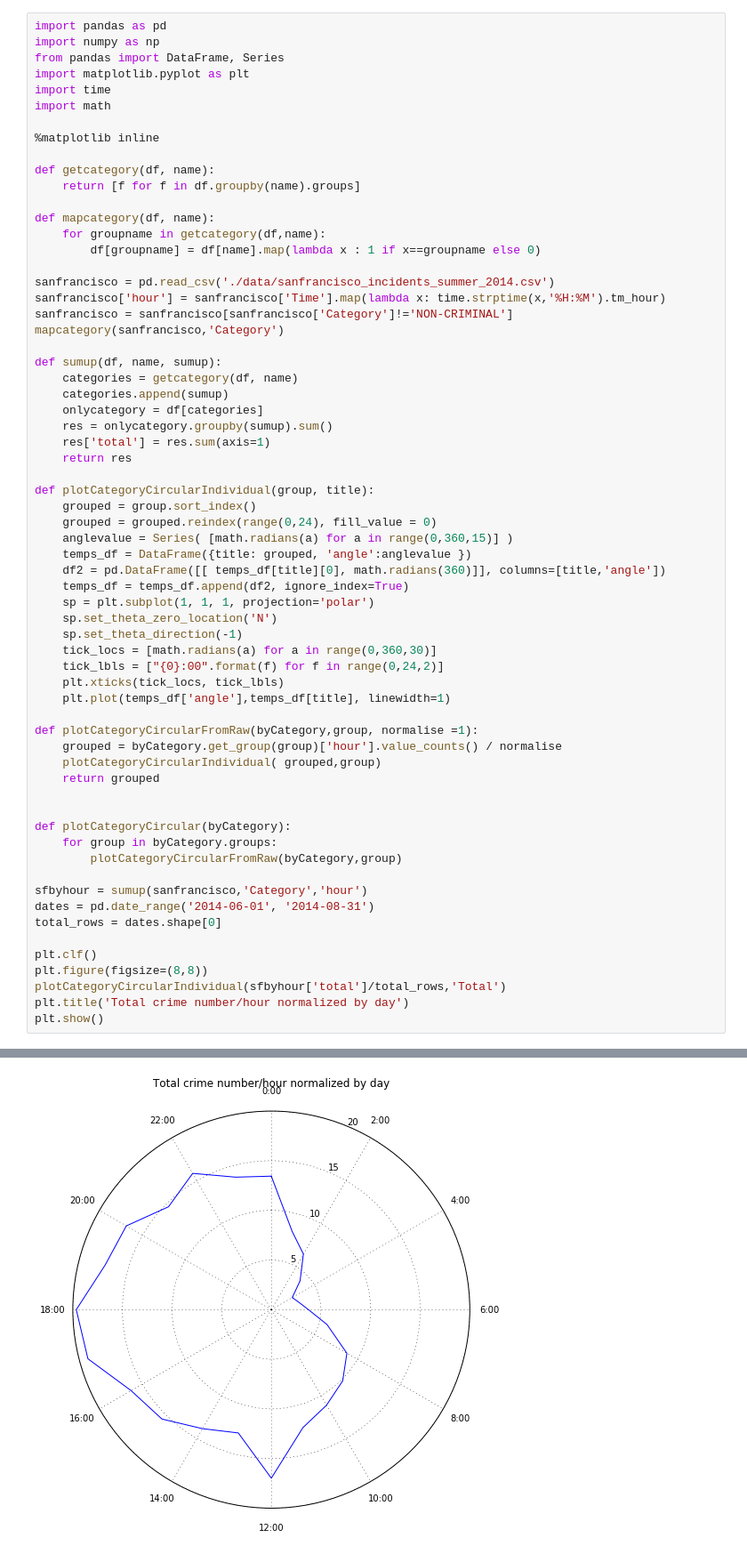
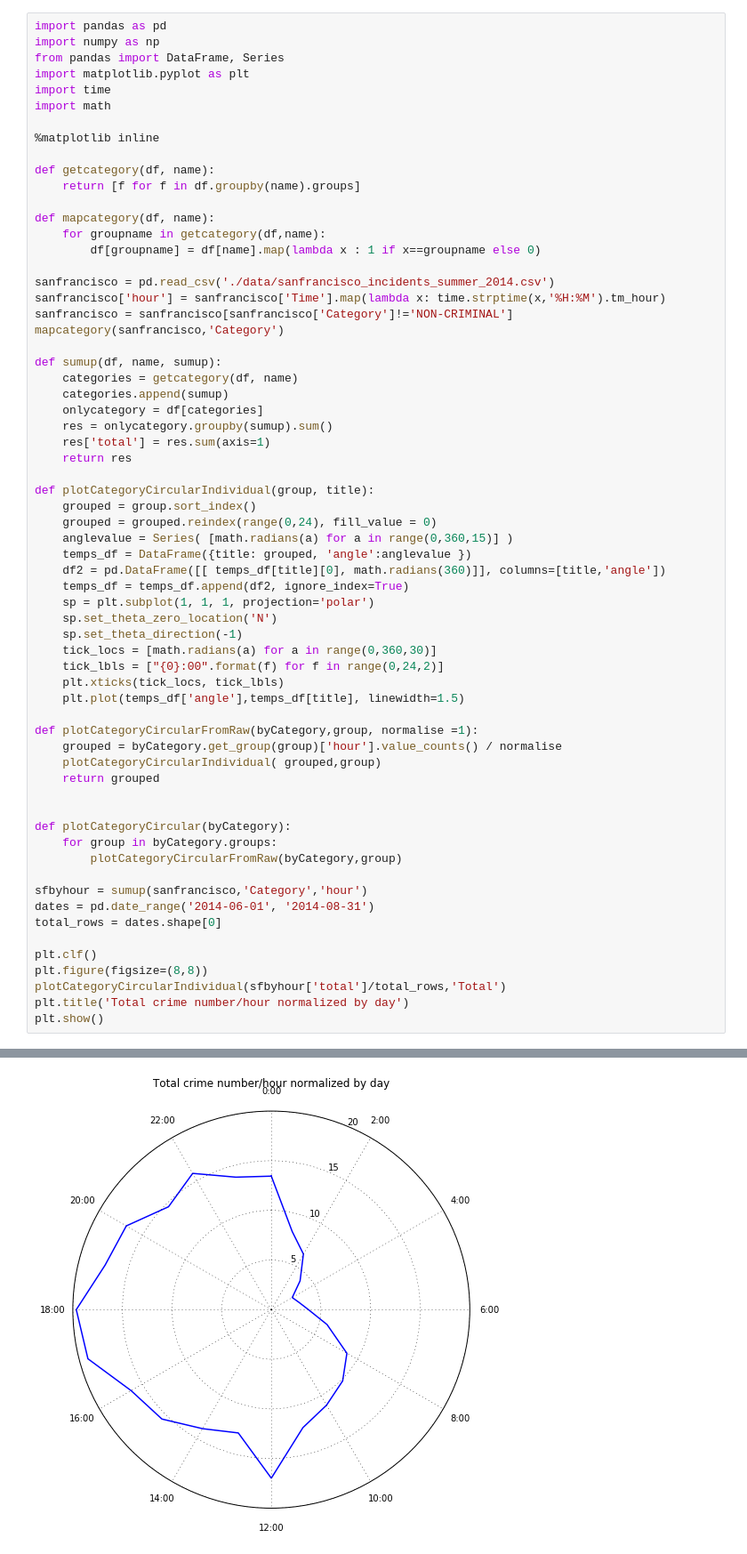
Before and after one commit to David-Desmaisons/datasci_course_materials, a Jupyter notebook: assignment6/presentation/presentation.ipynb, the cells around one changed output, grey strips where cells are left out. Shown: that part at 89% size. Cells and saved outputs as stored; diff of their text form.

```diff
--- a/assignment6/presentation/presentation.ipynb
+++ b/assignment6/presentation/presentation.ipynb
@@ -45,32 +45,32 @@ def plotCategoryCircularIndividual(group, title):
     df2 = pd.DataFrame([[ temps_df[title][0], math.radians(360)]], columns=[title,'angle'])
     temps_df = temps_df.append(df2, ignore_index=True)
     sp = plt.subplot(1, 1, 1, projection='polar')
     sp.set_theta_zero_location('N')
     sp.set_theta_direction(-1)
     tick_locs = [math.radians(a) for a in range(0,360,30)]
     tick_lbls = ["{0}:00".format(f) for f in range(0,24,2)]
     plt.xticks(tick_locs, tick_lbls)
-    plt.plot(temps_df['angle'],temps_df[title], linewidth=1)
+    plt.plot(temps_df['angle'],temps_df[title], linewidth=1.5)
 
 def plotCategoryCircularFromRaw(byCategory,group, normalise =1):
     grouped = byCategory.get_group(group)['hour'].value_counts() / normalise
     plotCategoryCircularIndividual( grouped,group)
     return grouped
 
 
 def plotCategoryCircular(byCategory):
     for group in byCategory.groups:
         plotCategoryCircularFromRaw(byCategory,group)
 
 sfbyhour = sumup(sanfrancisco,'Category','hour')
 dates = pd.date_range('2014-06-01', '2014-08-31')
 total_rows = dates.shape[0]
 
 plt.clf()
 plt.figure(figsize=(8,8))
 plotCategoryCircularIndividual(sfbyhour['total']/total_rows,'Total')
 plt.title('Total crime number/hour normalized by day')
 plt.show()
 # %% [output]
 <matplotlib.figure.Figure at 0x...>
-[figure, old version]
+[figure, new version]
```
Also changed, not shown: parts of 5 cells of this notebook.
